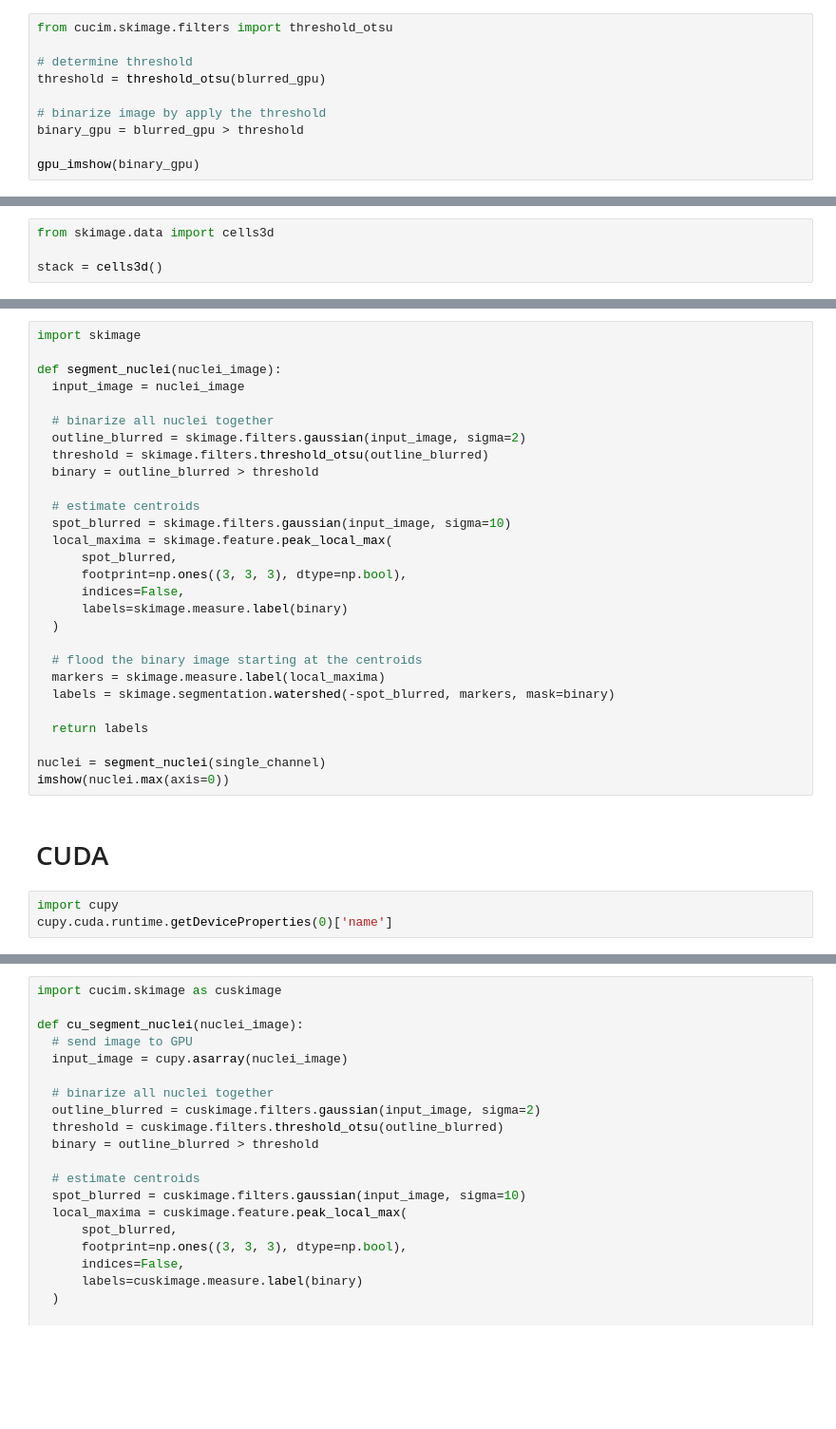
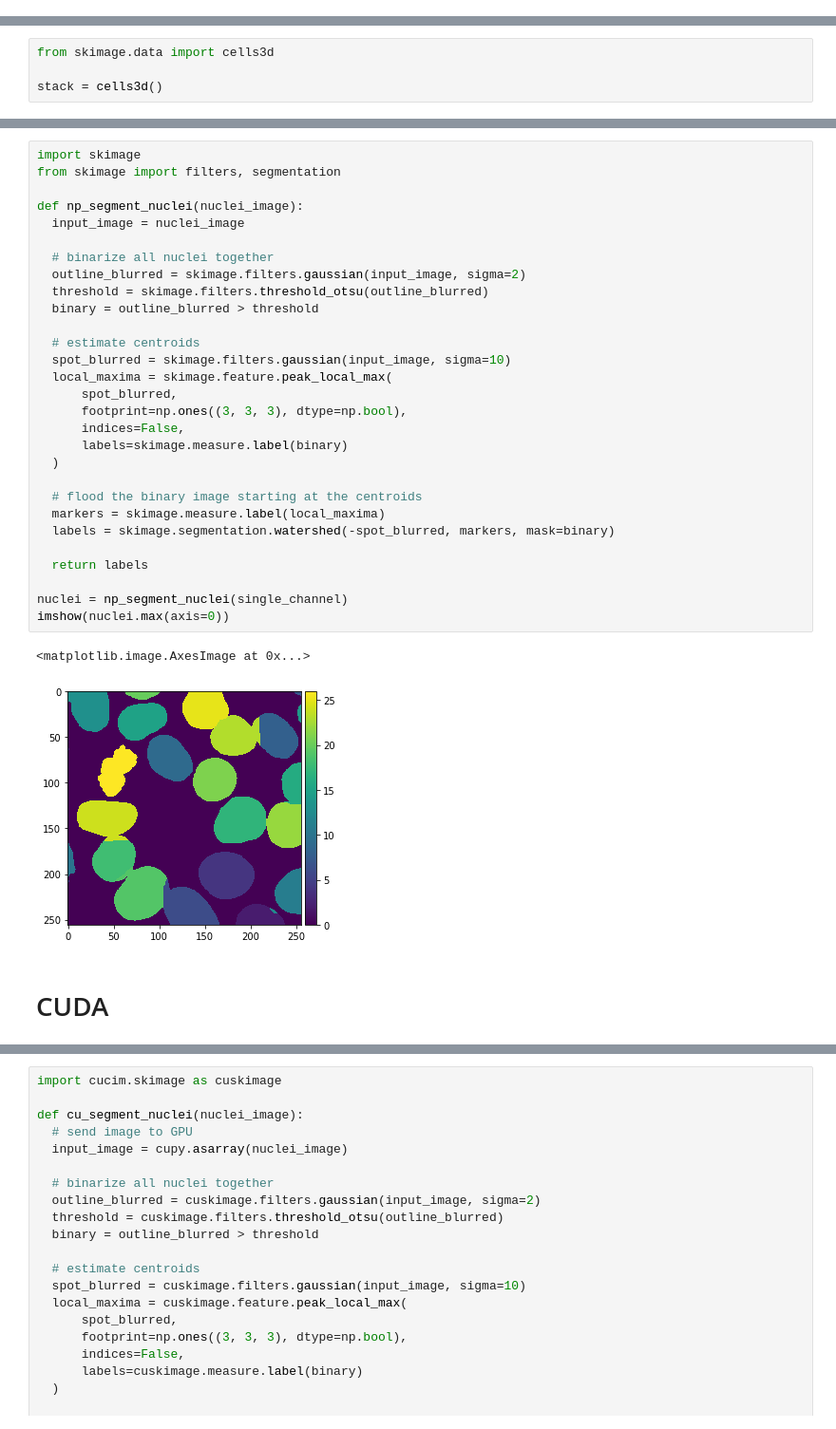
Before and after one commit to haesleinhuepf/using-python-for-science, a Jupyter notebook: using-python-for-science/gpu_libraries.ipynb, the cells around one changed output, grey strips where cells are left out. Shown: that part at 95% size. Cells and saved outputs as stored; diff of their text form; blank space fills up the shorter version.

```diff
--- a/using-python-for-science/gpu_libraries.ipynb
+++ b/using-python-for-science/gpu_libraries.ipynb
@@ -59,10 +0,0 @@ The cucim developers have re-implemented many functions from sckit image, e.g. t
-# %%
-from cucim.skimage.filters import threshold_otsu
-
-# determine threshold
-threshold = threshold_otsu(blurred_gpu)
-
-# binarize image by apply the threshold
-binary_gpu = blurred_gpu > threshold
-
-gpu_imshow(binary_gpu)
@@ -176,33 +206,34 @@ single_channel.shape
 # %%
 import skimage
+from skimage import filters, segmentation
 
-def segment_nuclei(nuclei_image):
+def np_segment_nuclei(nuclei_image):
   input_image = nuclei_image
 
   # binarize all nuclei together
   outline_blurred = skimage.filters.gaussian(input_image, sigma=2)
   threshold = skimage.filters.threshold_otsu(outline_blurred)
   binary = outline_blurred > threshold
 
   # estimate centroids
   spot_blurred = skimage.filters.gaussian(input_image, sigma=10)
   local_maxima = skimage.feature.peak_local_max(
       spot_blurred,
       footprint=np.ones((3, 3, 3), dtype=np.bool),
       indices=False,
       labels=skimage.measure.label(binary)
   )
 
   # flood the binary image starting at the centroids
   markers = skimage.measure.label(local_maxima)
   labels = skimage.segmentation.watershed(-spot_blurred, markers, mask=binary)
 
   return labels
 
-nuclei = segment_nuclei(single_channel)
+nuclei = np_segment_nuclei(single_channel)
 imshow(nuclei.max(axis=0))
+# %% [output]
+<matplotlib.image.AxesImage at 0x...>
+[figure, added]
 # %% [markdown]
 # CUDA
-# %%
-import cupy
-cupy.cuda.runtime.getDeviceProperties(0)['name']
```
Also changed, not shown: parts of 66 cells of this notebook, 1 other file.
